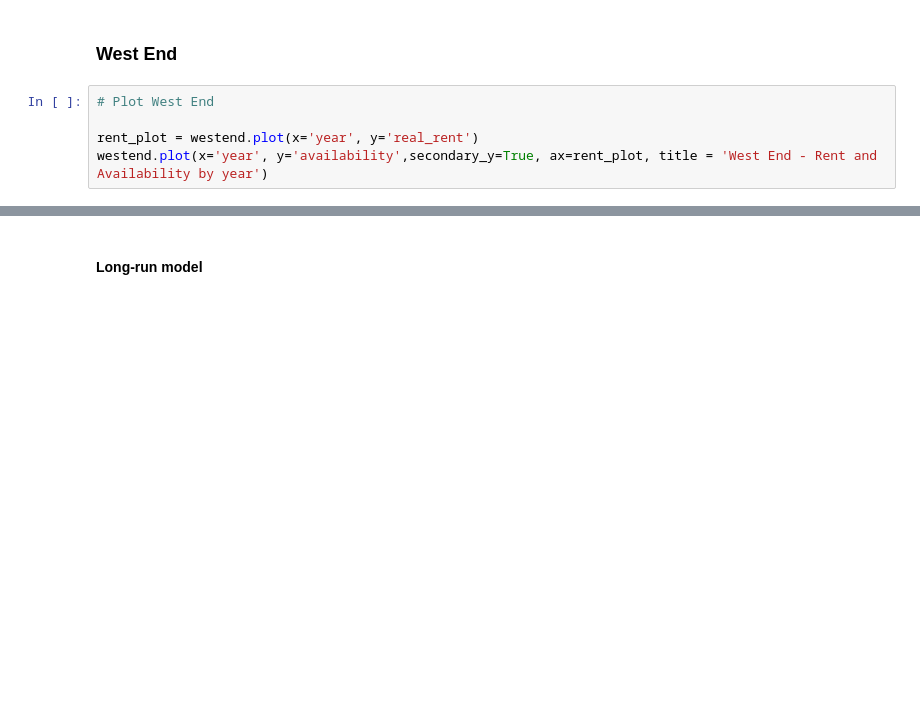
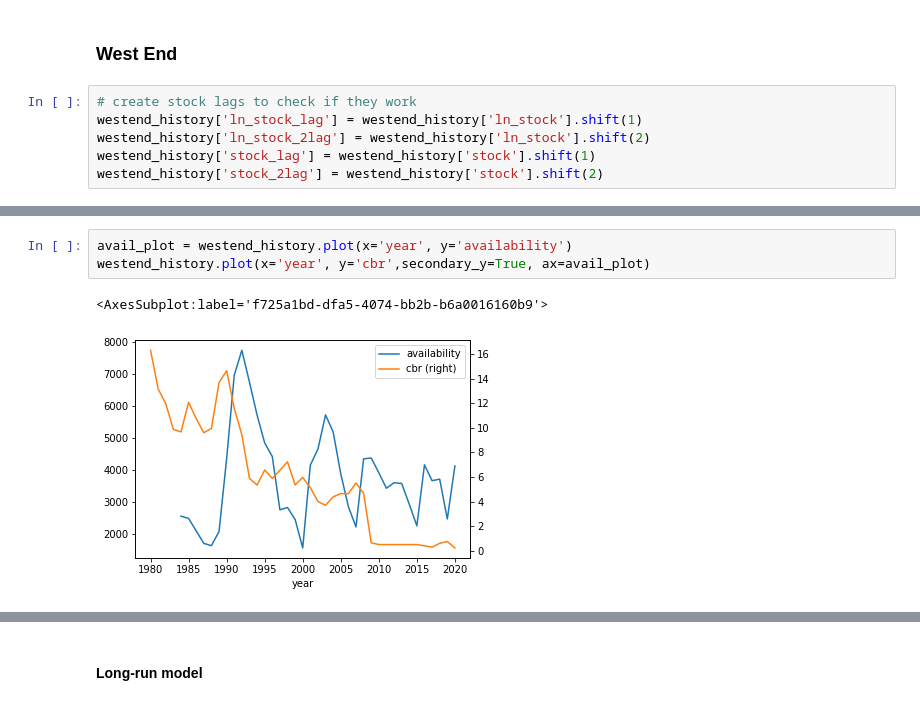
Before and after one commit to maiiasleptcova/KF-Python-projects, a Jupyter notebook: CL_office_rent_forecast.ipynb, the cells around one changed output, grey strips where cells are left out. Cells and saved outputs as stored; diff of their text form; blank space fills up the shorter version.

```diff
--- a/CL_office_rent_forecast.ipynb
+++ b/CL_office_rent_forecast.ipynb
@@ -755,7 +734,8 @@ def roll_forecast_ecm(y_var, X_vars, lr_X_vars, lr_train, lr_test, diff_train, d
 # %% [markdown]
 ### West End
 # %%
-# Plot West End
-
-rent_plot = westend.plot(x='year', y='real_rent')
-westend.plot(x='year', y='availability',secondary_y=True, ax=rent_plot, title = 'West End - Rent and Availability by year')
+# create stock lags to check if they work
+westend_history['ln_stock_lag'] = westend_history['ln_stock'].shift(1)
+westend_history['ln_stock_2lag'] = westend_history['ln_stock'].shift(2)
+westend_history['stock_lag'] = westend_history['stock'].shift(1)
+westend_history['stock_2lag'] = westend_history['stock'].shift(2)
@@ -761,0 +810,6 @@ westend.plot(x='year', y='availability',secondary_y=True, ax=rent_plot, title =
+# %%
+avail_plot = westend_history.plot(x='year', y='availability')
+westend_history.plot(x='year', y='cbr',secondary_y=True, ax=avail_plot)
+# %% [output]
+<AxesSubplot:label='f725a1bd-dfa5-4074-bb2b-b6a0016160b9'>
+[figure, added]
```
Also changed, not shown: parts of 70 cells of this notebook.
